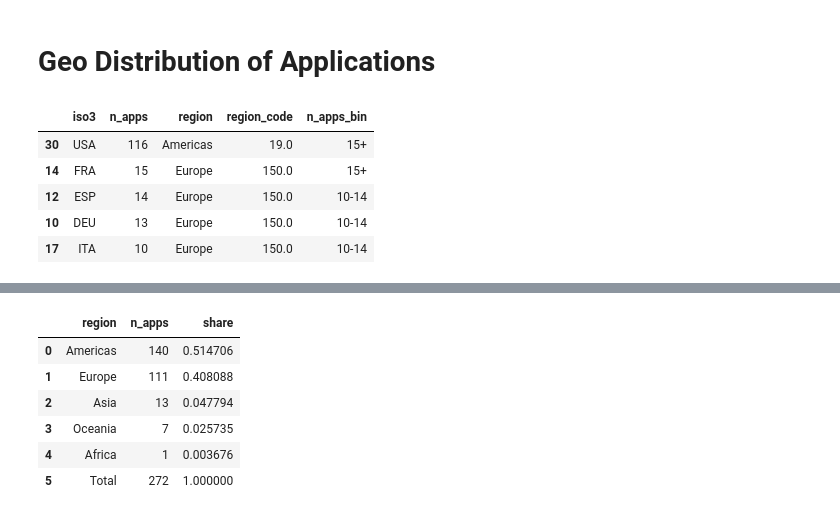
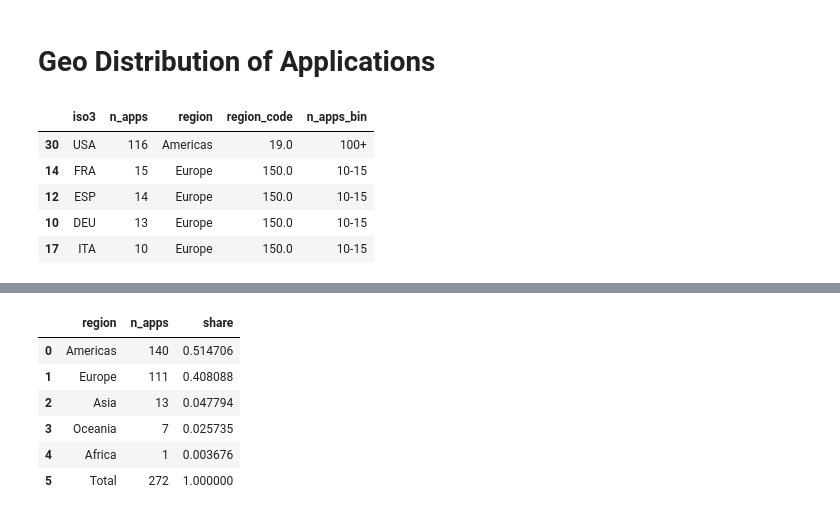
Before and after one commit to jjgecon/EconJM_auto_doc_gen, a Jupyter notebook: automatization/JM_thoughts_analysis.ipynb, the cells around one changed output, grey strips where cells are left out. Drawn from its saved outputs; the diff is of its cells as text; code cells hidden in the pictures.

```diff
--- a/automatization/JM_thoughts_analysis.ipynb
+++ b/automatization/JM_thoughts_analysis.ipynb
@@ -123,26 +127,26 @@ Name: count, dtype: int64
 # %%
 apps_by_iso = (
     summary_excel
     .groupby("iso3", dropna=False)
     .agg(n_apps=("iso3", "size"),
          region=("region", "first"),
          region_code=("region-code", "first"))
     .reset_index()
     .sort_values("n_apps", ascending=False)
 )
 
-bins = [0, 1, 2, 3, 4, 9, 14, float('inf')]
-labels = ['1', '2', '3', '4', '5-9', '10-14', '15+']
+bins = [0, 1, 2, 3, 4, 9, 15, float('inf')]
+labels = ['1', '2', '3', '4', '5-9', '10-15', '100+']
 apps_by_iso['n_apps_bin'] = pd.cut(apps_by_iso['n_apps'], bins=bins, labels=labels, right=True, include_lowest=True)
 
 apps_by_iso.head()
 # %% [output]
 |  | iso3 | n_apps | region | region_code | n_apps_bin |
-| 30 | USA | 116 | Americas | 19.0 | 15+ |
-| 14 | FRA | 15 | Europe | 150.0 | 15+ |
-| 12 | ESP | 14 | Europe | 150.0 | 10-14 |
-| 10 | DEU | 13 | Europe | 150.0 | 10-14 |
-| 17 | ITA | 10 | Europe | 150.0 | 10-14 |
+| 30 | USA | 116 | Americas | 19.0 | 100+ |
+| 14 | FRA | 15 | Europe | 150.0 | 10-15 |
+| 12 | ESP | 14 | Europe | 150.0 | 10-15 |
+| 10 | DEU | 13 | Europe | 150.0 | 10-15 |
+| 17 | ITA | 10 | Europe | 150.0 | 10-15 |
 # %%
 geo_apps = gdf_ne.merge(apps_by_iso, left_on='ISO_A3', right_on='iso3', how='left')
 # %%
```
Also changed, not shown: parts of 10 cells of this notebook, 6 other files.
